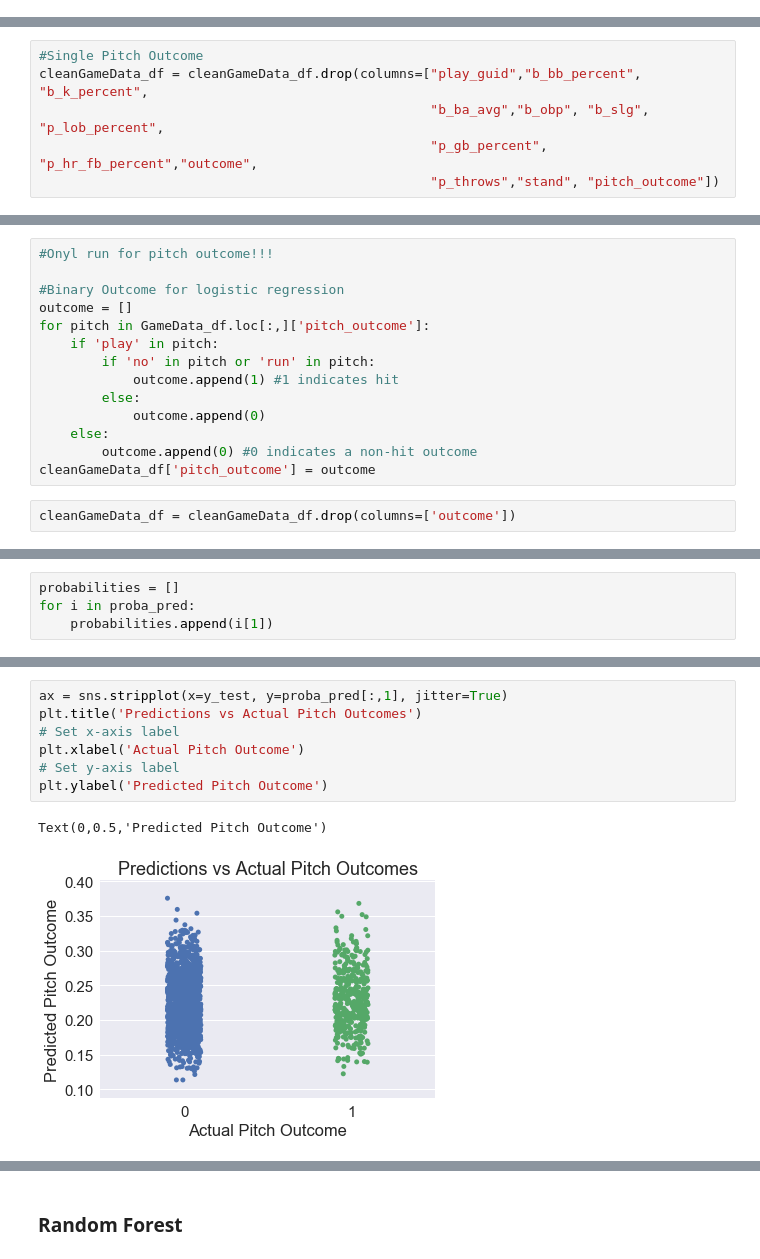
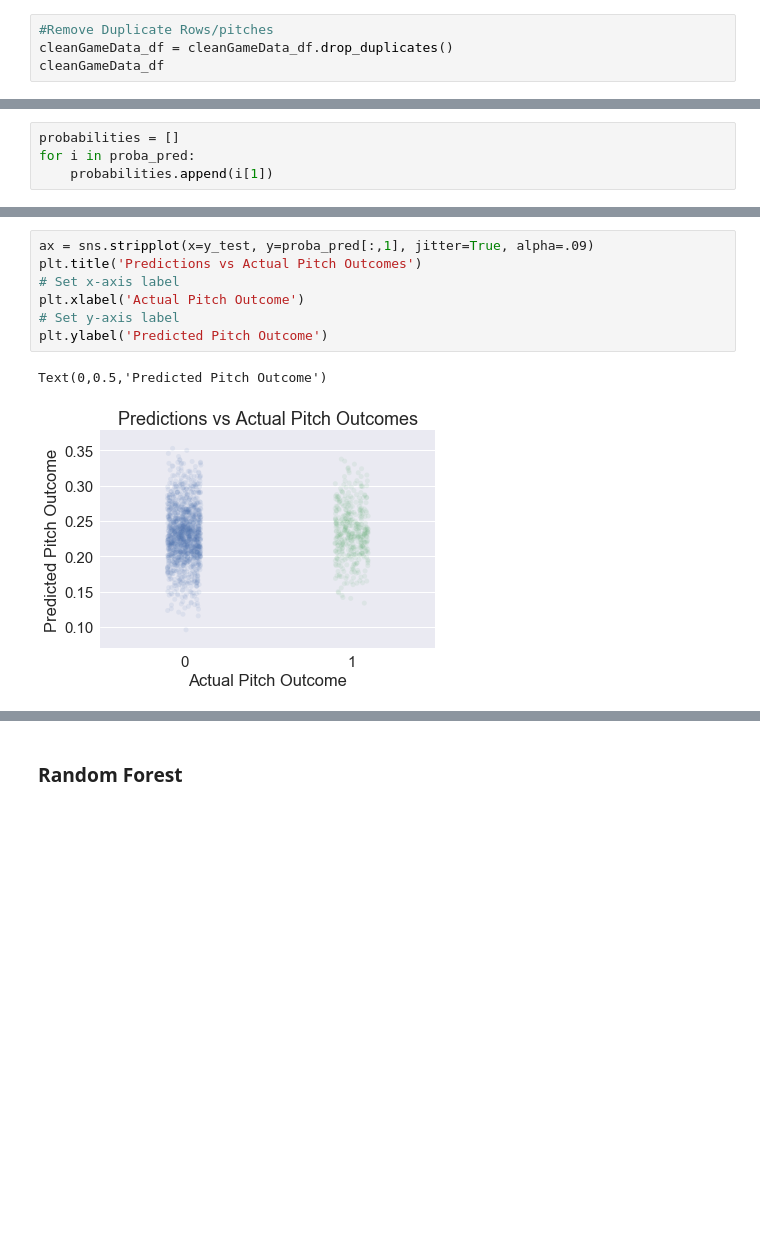
Before and after one commit to camoneill25/pfx_hit_predictor, a Jupyter notebook: workbook/Data_Analysis_EDA.ipynb, the cells around one changed output, grey strips where cells are left out. Cells and saved outputs as stored; diff of their text form; blank space fills up the shorter version.

```diff
--- a/workbook/Data_Analysis_EDA.ipynb
+++ b/workbook/Data_Analysis_EDA.ipynb
@@ -235,0 +221,4 @@ cleanGameData_df
+# %%
+#Remove Duplicate Rows/pitches
+cleanGameData_df = cleanGameData_df.drop_duplicates()
+cleanGameData_df
@@ -258,6 +256,0 @@ cleanGameData_df
-# %%
-#Single Pitch Outcome
-cleanGameData_df = cleanGameData_df.drop(columns=["play_guid","b_bb_percent", "b_k_percent",
-                                                  "b_ba_avg","b_obp", "b_slg", "p_lob_percent",
-                                                  "p_gb_percent", "p_hr_fb_percent","outcome",
-                                                  "p_throws","stand", "pitch_outcome"])
@@ -282,16 +256,0 @@ cleanGameData_df = cleanGameData_df.drop(columns=["des"])
-# %%
-#Onyl run for pitch outcome!!!
-
-#Binary Outcome for logistic regression
-outcome = []
-for pitch in GameData_df.loc[:,]['pitch_outcome']:
-    if 'play' in pitch:
-        if 'no' in pitch or 'run' in pitch:
-            outcome.append(1) #1 indicates hit
-        else:
-            outcome.append(0)
-    else:
-        outcome.append(0) #0 indicates a non-hit outcome
-cleanGameData_df['pitch_outcome'] = outcome
-# %%
-cleanGameData_df = cleanGameData_df.drop(columns=['outcome'])
@@ -384,10 +307,10 @@ ggplot(df, aes(x = 'fpr', y = 'tpr')) + geom_line() + geom_abline(linetype = 'da
 # %%
-ax = sns.stripplot(x=y_test, y=proba_pred[:,1], jitter=True)
+ax = sns.stripplot(x=y_test, y=proba_pred[:,1], jitter=True, alpha=.09)
 plt.title('Predictions vs Actual Pitch Outcomes')
 # Set x-axis label
 plt.xlabel('Actual Pitch Outcome')
 # Set y-axis label
 plt.ylabel('Predicted Pitch Outcome')
 # %% [output]
 Text(0,0.5,'Predicted Pitch Outcome')
-[figure, old version]
+[figure, new version]
```
Also changed, not shown: parts of 45 cells of this notebook.
